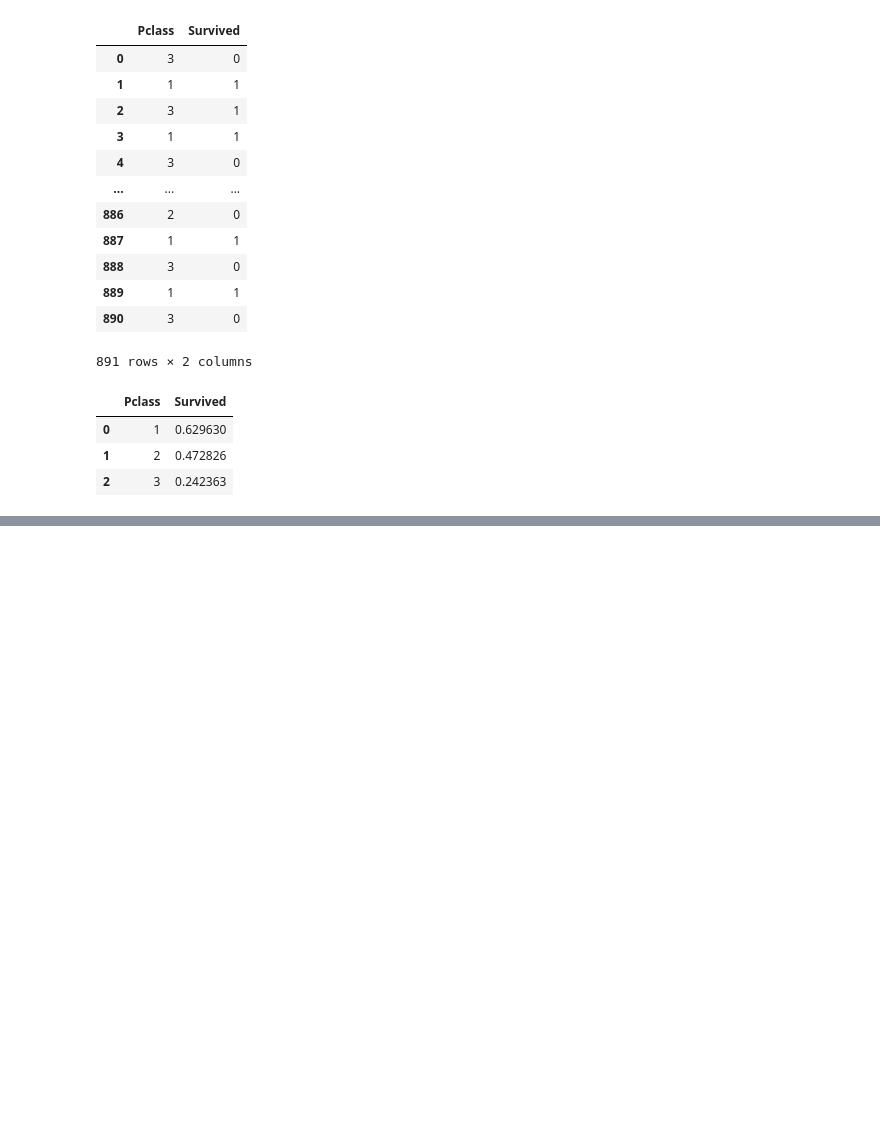
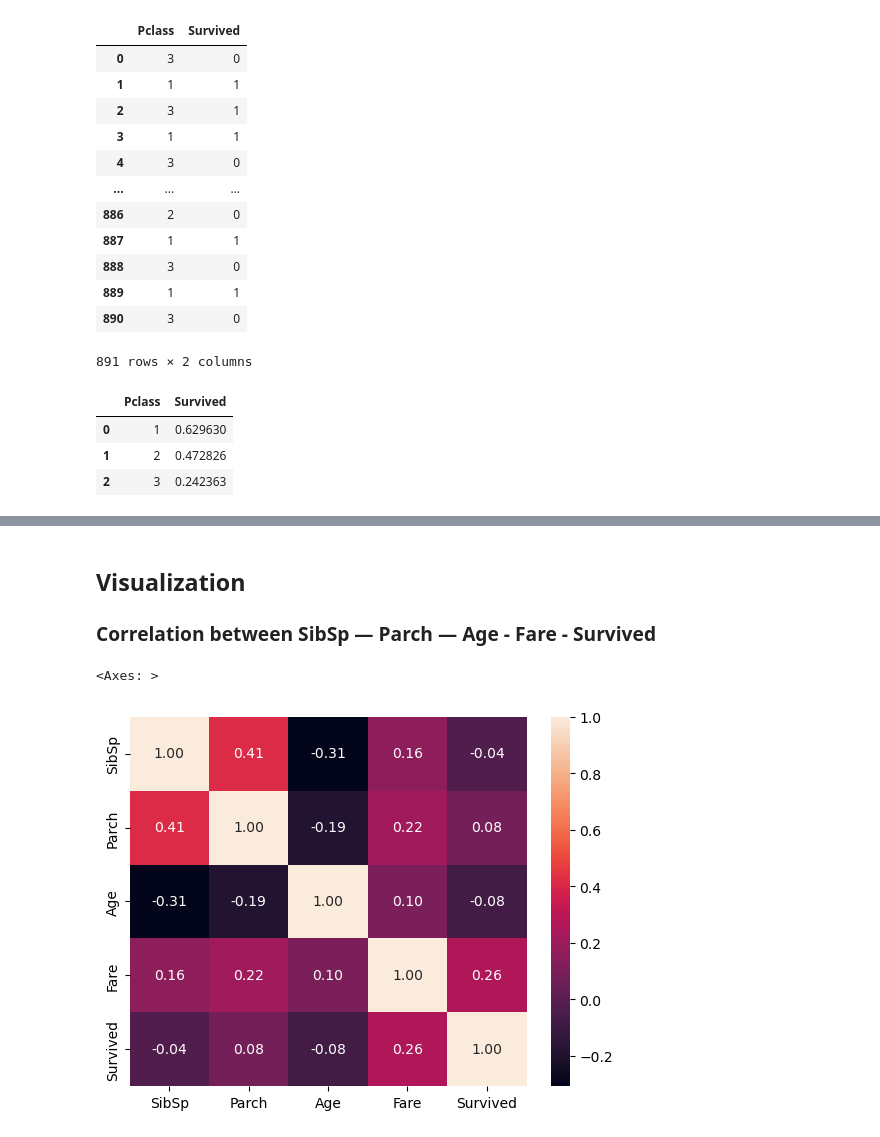
Before and after one commit to jtran217/Machine_Learning_Application_Learning, a Jupyter notebook: titanic-model/main.ipynb, the cells around one changed output, grey strips where cells are left out. Drawn from its saved outputs; the diff is of its cells as text; code cells hidden in the pictures; blank space fills up the shorter version.

```diff
--- a/titanic-model/main.ipynb
+++ b/titanic-model/main.ipynb
@@ -373,0 +408,10 @@ ds[["Pclass","Survived"]].groupby(["Pclass"], as_index=False).mean().sort_values
+# %% [markdown]
+## Visualization
+
+### Correlation between SibSp — Parch — Age - Fare - Survived
+# %%
+list1 = ["SibSp", "Parch", "Age", "Fare", "Survived"]
+sns.heatmap(ds[list1].corr(),annot=True,fmt=".2f")
+# %% [output]
+<Axes: >
+[figure, added]
```
Also changed, not shown: parts of 5 cells of this notebook.
